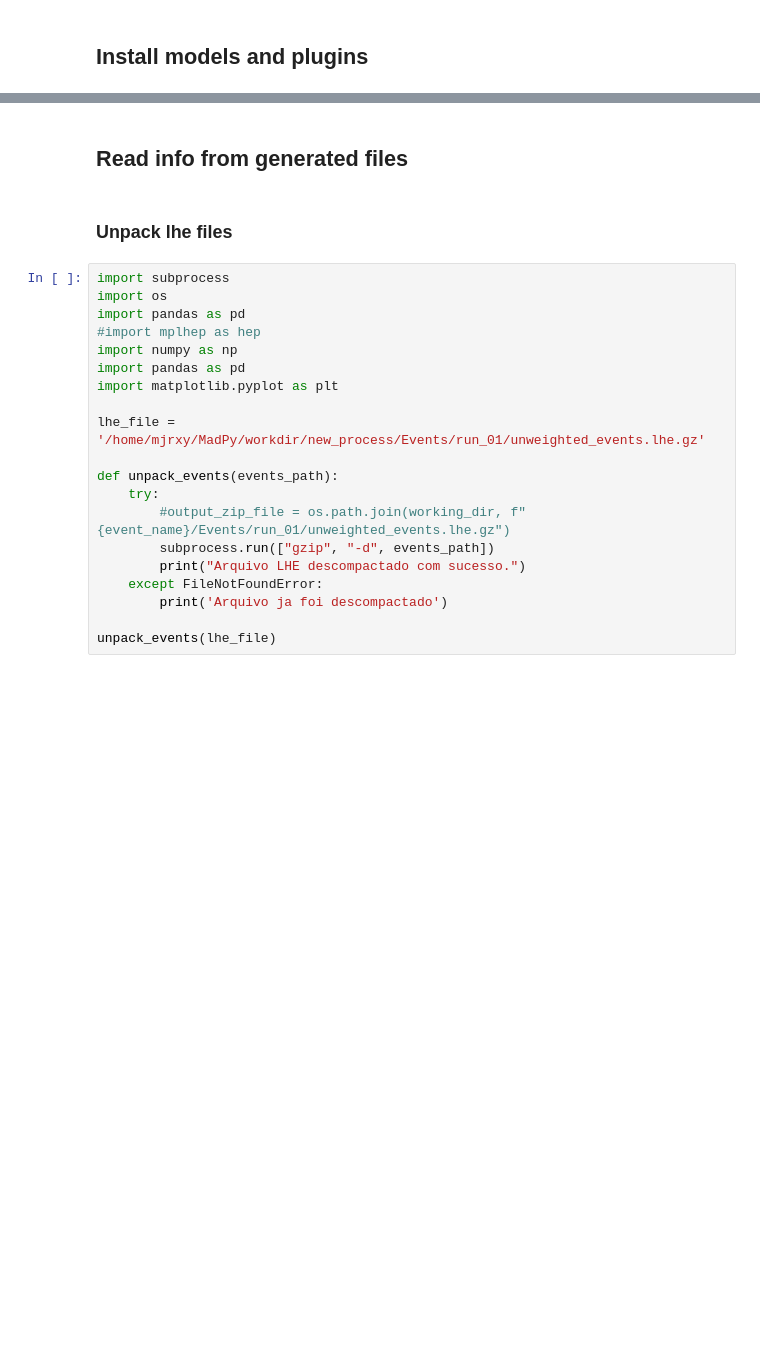
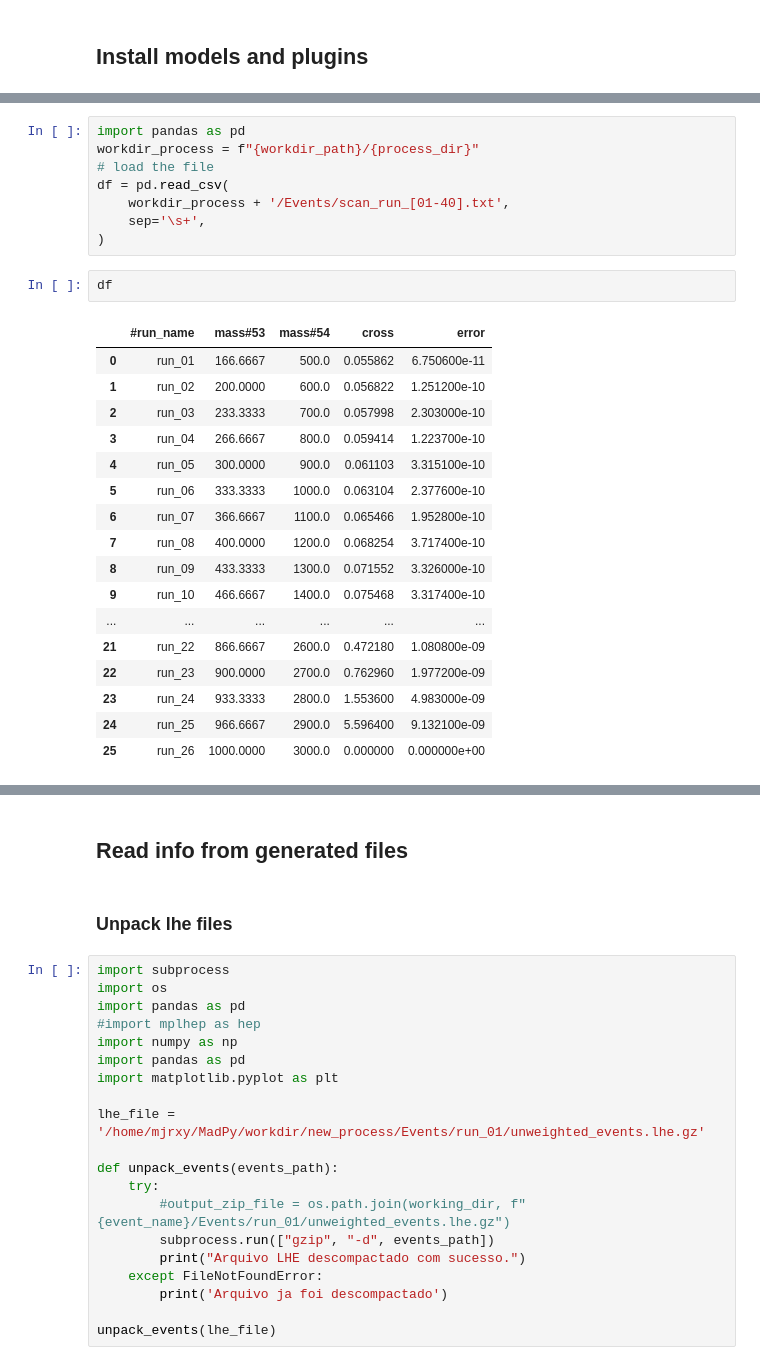
Before and after one commit to mardsouza/MadPy, a Jupyter notebook: notebooks/madgraph-manipulate-events.ipynb, the cells around one changed output, grey strips where cells are left out. Cells and saved outputs as stored; diff of their text form; blank space fills up the shorter version.

```diff
--- a/notebooks/madgraph-manipulate-events.ipynb
+++ b/notebooks/madgraph-manipulate-events.ipynb
@@ -296,0 +199,28 @@ for f in diagram_files:
+# %%
+import pandas as pd
+workdir_process = f"{workdir_path}/{process_dir}"
+# load the file
+df = pd.read_csv(
+    workdir_process + '/Events/scan_run_[01-40].txt',
+    sep='\s+',
+)
+# %%
+df
+# %% [output]
+|  | #run_name | mass#53 | mass#54 | cross | error |
+| 0 | run_01 | 166.6667 | 500.0 | 0.055862 | 6.750600e-11 |
+| 1 | run_02 | 200.0000 | 600.0 | 0.056822 | 1.251200e-10 |
+| 2 | run_03 | 233.3333 | 700.0 | 0.057998 | 2.303000e-10 |
+| 3 | run_04 | 266.6667 | 800.0 | 0.059414 | 1.223700e-10 |
+| 4 | run_05 | 300.0000 | 900.0 | 0.061103 | 3.315100e-10 |
+| 5 | run_06 | 333.3333 | 1000.0 | 0.063104 | 2.377600e-10 |
+| 6 | run_07 | 366.6667 | 1100.0 | 0.065466 | 1.952800e-10 |
+| 7 | run_08 | 400.0000 | 1200.0 | 0.068254 | 3.717400e-10 |
+| 8 | run_09 | 433.3333 | 1300.0 | 0.071552 | 3.326000e-10 |
+| 9 | run_10 | 466.6667 | 1400.0 | 0.075468 | 3.317400e-10 |
+| ... | ... | ... | ... | ... | ... |
+| 21 | run_22 | 866.6667 | 2600.0 | 0.472180 | 1.080800e-09 |
+| 22 | run_23 | 900.0000 | 2700.0 | 0.762960 | 1.977200e-09 |
+| 23 | run_24 | 933.3333 | 2800.0 | 1.553600 | 4.983000e-09 |
+| 24 | run_25 | 966.6667 | 2900.0 | 5.596400 | 9.132100e-09 |
+| 25 | run_26 | 1000.0000 | 3000.0 | 0.000000 | 0.000000e+00 |
```
Also changed, not shown: parts of 38 cells of this notebook, 10 other files.
